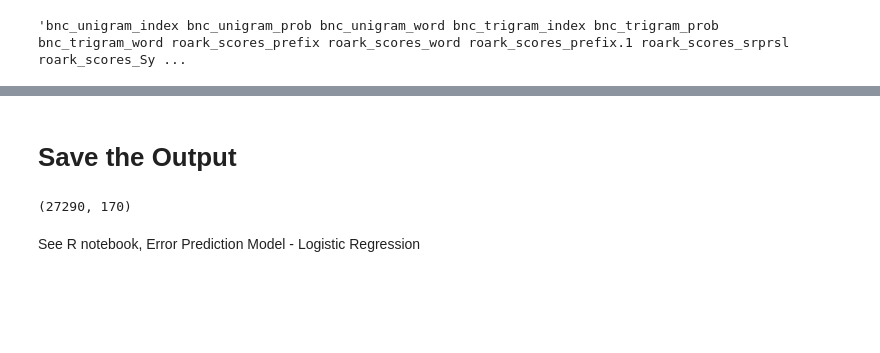
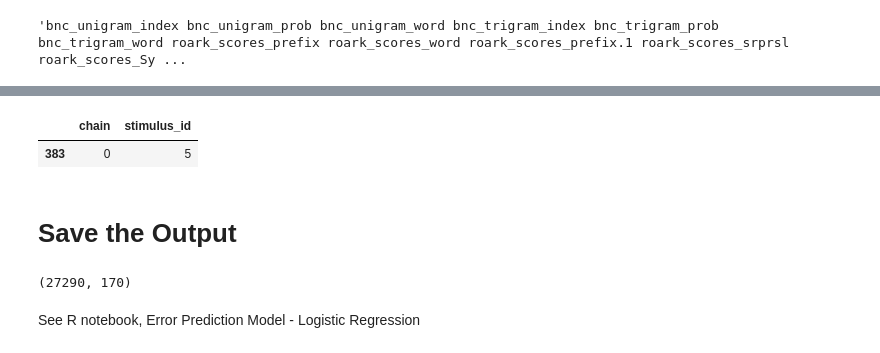
Before and after one commit to smeylan/telephone-analysis-public, a Jupyter notebook: Error Prediction Model - Data Preparation.ipynb, the cells around one changed output, grey strips where cells are left out. Cells and saved outputs as stored; diff of their text form; code cells hidden in the pictures; blank space fills up the shorter version.

```diff
--- a/Error Prediction Model - Data Preparation.ipynb
+++ b/Error Prediction Model - Data Preparation.ipynb
@@ -511,3 +533,8 @@ wdfs.loc[wdfs.sentence_index == 1][['bnc_unigram_word',
+# %%
+all_runs.loc[all_runs.thread_id == '0_5'][['chain','stimulus_id']].head(1)
+# %% [output]
+|  | chain | stimulus_id |
+| 383 | 0 | 5 |
 # %% [markdown]
 # Save the Output
 # %%
```
Also changed, not shown: parts of 2 cells of this notebook, 3 other files.
